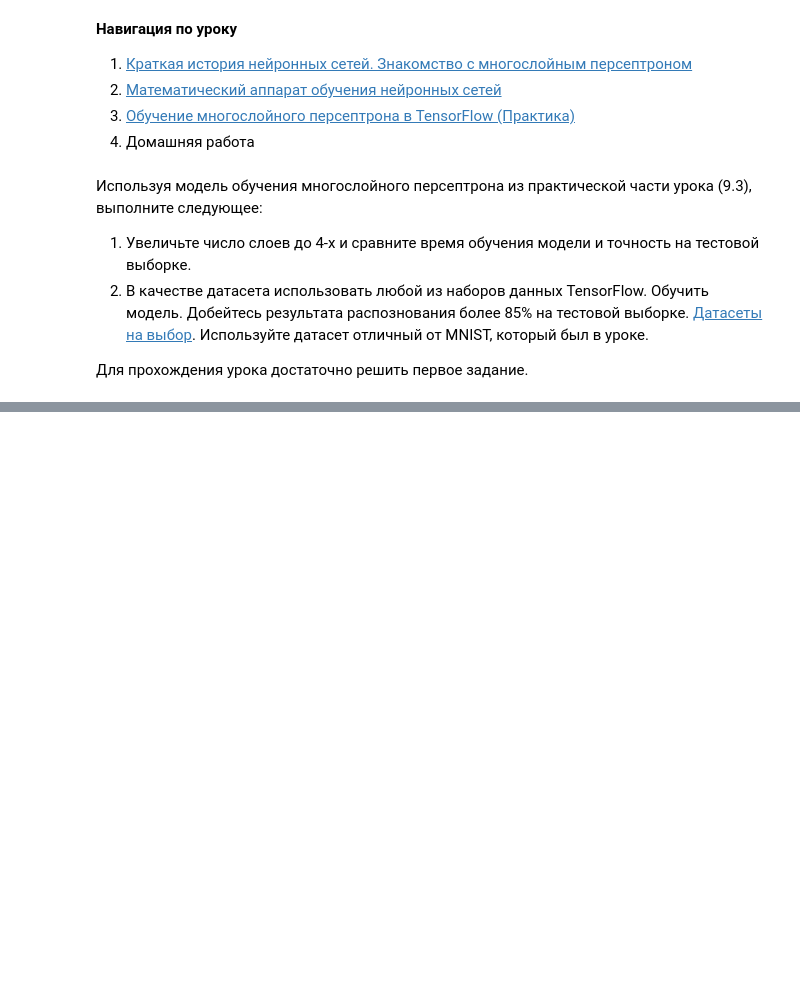
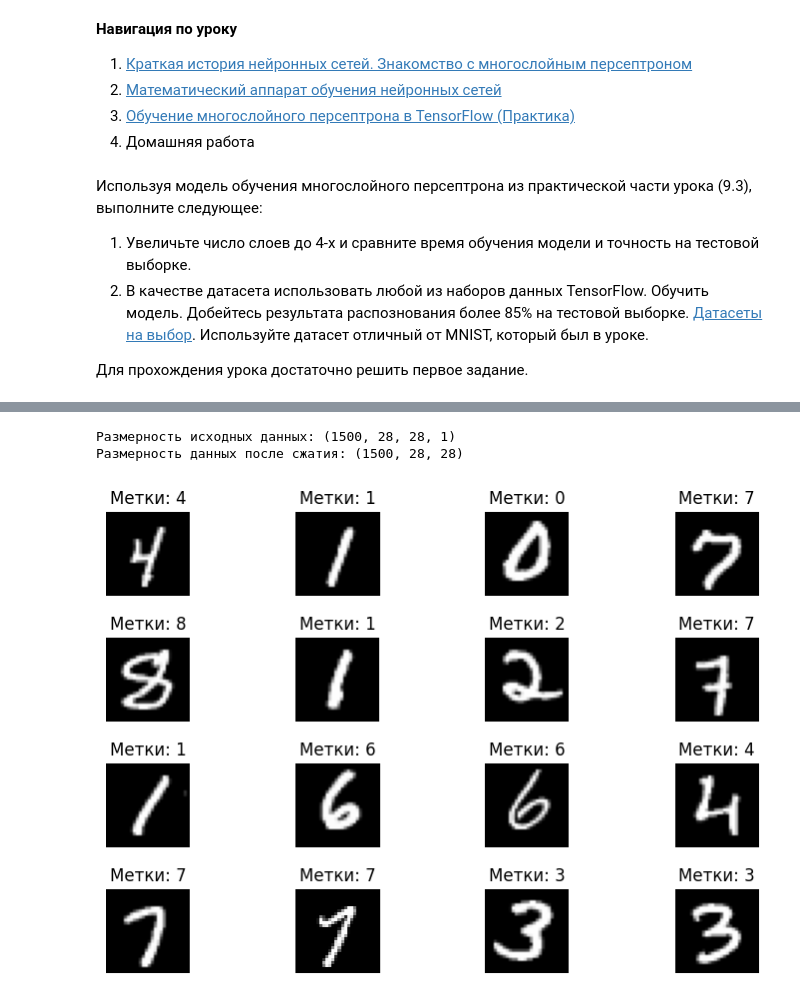
Before and after one commit to Ads369/Ads_2s, a Jupyter notebook: 9_4_Домашняя_работа.ipynb, the cells around one changed output, grey strips where cells are left out. Saved outputs shown, nothing was run; the diff lists cells and outputs as text; code cells hidden in the pictures; blank space fills up the shorter version.

```diff
--- a/9_4_Домашняя_работа.ipynb
+++ b/9_4_Домашняя_работа.ipynb
@@ -18,0 +23,20 @@
+# %%
+import os
+import tempfile
+
+import matplotlib
+import pandas as pd
+import seaborn as sns
+import tensorflow as tf
+import tensorflow_datasets as tfds
+from matplotlib import pyplot as plt
+
+# Установим по умолчанию размер фигуры для Matplotlib по умолчанию.
+matplotlib.rcParams["figure.figsize"] = [9, 6]
+# %%
+train_data, val_data, test_data = tfds.load(
+    "mnist",
+    split=["train[10000:]", "train[0:10000]", "test"],
+    batch_size=128,
+    as_supervised=True,
+)
@@ -18,0 +46,24 @@
+# %%
+x_viz, y_viz = tfds.load(
+    "mnist", split=["train[:1500]"], batch_size=-1, as_supervised=True
+)[0]  # Взять все одним батчем и выбрать его для визуализации
+print("Размерность исходных данных:", x_viz.shape)
+x_viz = tf.squeeze(
+    x_viz, axis=3
+)  # метод сжатия размерности, исключаем данные по оси с индексом 3
+print("Размерность данных после сжатия:", x_viz.shape)
+
+for i in range(16):  # Выводим 16 картинок из датасета
+    plt.subplot(4, 4, 1 + i)
+    plt.axis("off")
+    plt.imshow(
+        x_viz[i], cmap="gray"
+    )  # отображение массива numpy как картинки; cmap - карта цветов, используем серую 'gray'
+    plt.title(f"Метки: {y_viz[i]}")
+    plt.subplots_adjust(
+        hspace=0.5, wspace=0.5
+    )  # Отступы по ширине и высоте между картинками
+# %% [output]
+Размерность исходных данных: (1500, 28, 28, 1)
+Размерность данных после сжатия: (1500, 28, 28)
+[figure, added]
```
Also changed, not shown: parts of 37 cells of this notebook, 1 other file.
